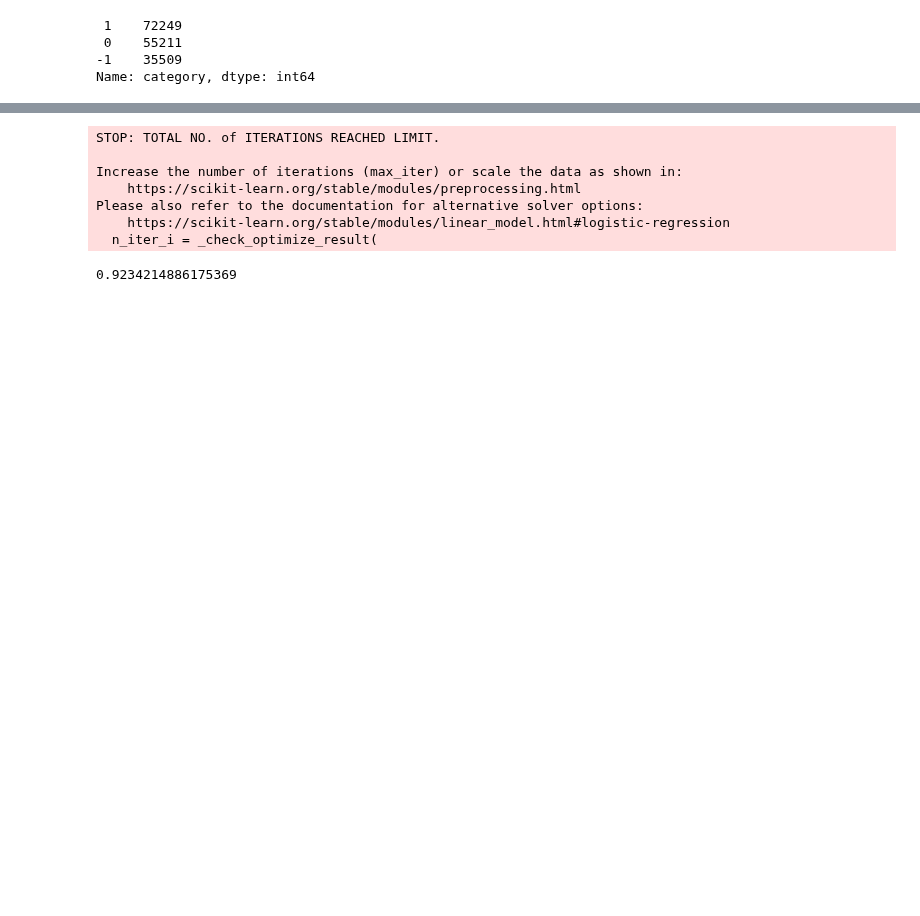
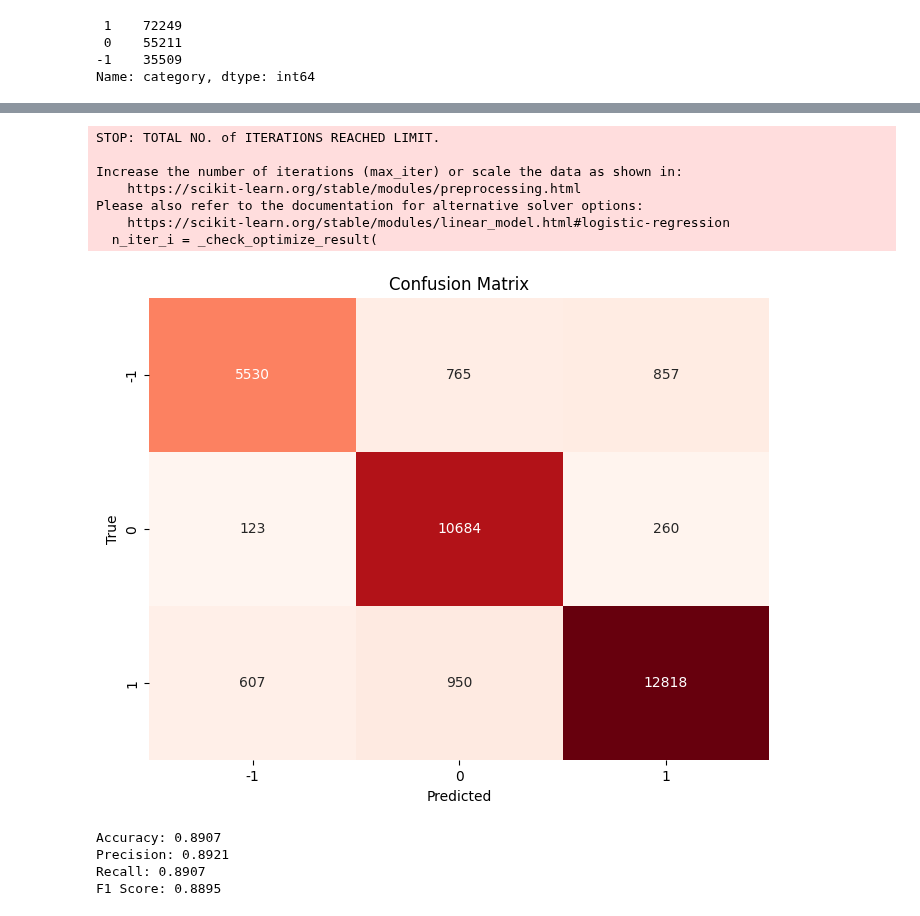
Before and after one commit to rhshovon102/DataMining-MachineLearning, a Jupyter notebook: SentimentAnalysisBasedOnTweet.ipynb, the cells around one changed output, grey strips where cells are left out. Saved outputs shown, nothing was run; the diff lists cells and outputs as text; code cells hidden in the pictures; blank space fills up the shorter version.

```diff
--- a/SentimentAnalysisBasedOnTweet.ipynb
+++ b/SentimentAnalysisBasedOnTweet.ipynb
@@ -74,24 +126,60 @@ x[0]
+# %%
+from sklearn.metrics import accuracy_score, precision_score, recall_score, f1_score, confusion_matrix
+
+accuracy_values = []
+
+def evaluate_classifier(pipeline, x, y):
+    x_train, x_test, y_train, y_test = train_test_split(x, y, test_size=0.2, random_state=42)
+
+    pipeline.fit(x_train, y_train)
+
+    predictions = pipeline.predict(x_test)
+
+    cm = confusion_matrix(y_test, predictions)
+
+    plt.figure(figsize=(8, 6))
+    sns.heatmap(cm, annot=True, fmt='d', cmap='Reds', cbar=False,
+                xticklabels=sorted(set(y_test)),
+                yticklabels=sorted(set(y_test)))
+    plt.title('Confusion Matrix')
+    plt.xlabel('Predicted')
+    plt.ylabel('True')
+    plt.show()
+
+    accuracy = accuracy_score(y_test, predictions)
+    accuracy_values.append(accuracy)
+    precision = precision_score(y_test, predictions, average='weighted')
+    recall = recall_score(y_test, predictions, average='weighted')
+    f1 = f1_score(y_test, predictions, average='weighted')
+
+    print(f"Accuracy: {accuracy:.4f}")
+    print(f"Precision: {precision:.4f}")
+    print(f"Recall: {recall:.4f}")
+    print(f"F1 Score: {f1:.4f}")
 # %%
 from sklearn.pipeline import Pipeline
 from sklearn.linear_model import LogisticRegression
 from sklearn.feature_extraction.text import TfidfVectorizer
 
 lr = Pipeline([
     ('tfidf', TfidfVectorizer()),
     ('clf', LogisticRegression())
 ])
 
-lr.fit(x_train,y_train)
-lr.score(x_test,y_test)
+evaluate_classifier(lr, x, y)
 # %% [output]
 STOP: TOTAL NO. of ITERATIONS REACHED LIMIT.
 
 Increase the number of iterations (max_iter) or scale the data as shown in:
     https://scikit-learn.org/stable/modules/preprocessing.html
 Please also refer to the documentation for alternative solver options:
     https://scikit-learn.org/stable/modules/linear_model.html#logistic-regression
   n_iter_i = _check_optimize_result(
+[figure, added]
-0.9234214886175369
+Accuracy: 0.8907
+Precision: 0.8921
+Recall: 0.8907
+F1 Score: 0.8895
 # %%
 from sklearn.pipeline import Pipeline
 from sklearn.ensemble import RandomForestClassifier
```
Also changed, not shown: parts of 23 cells of this notebook.
